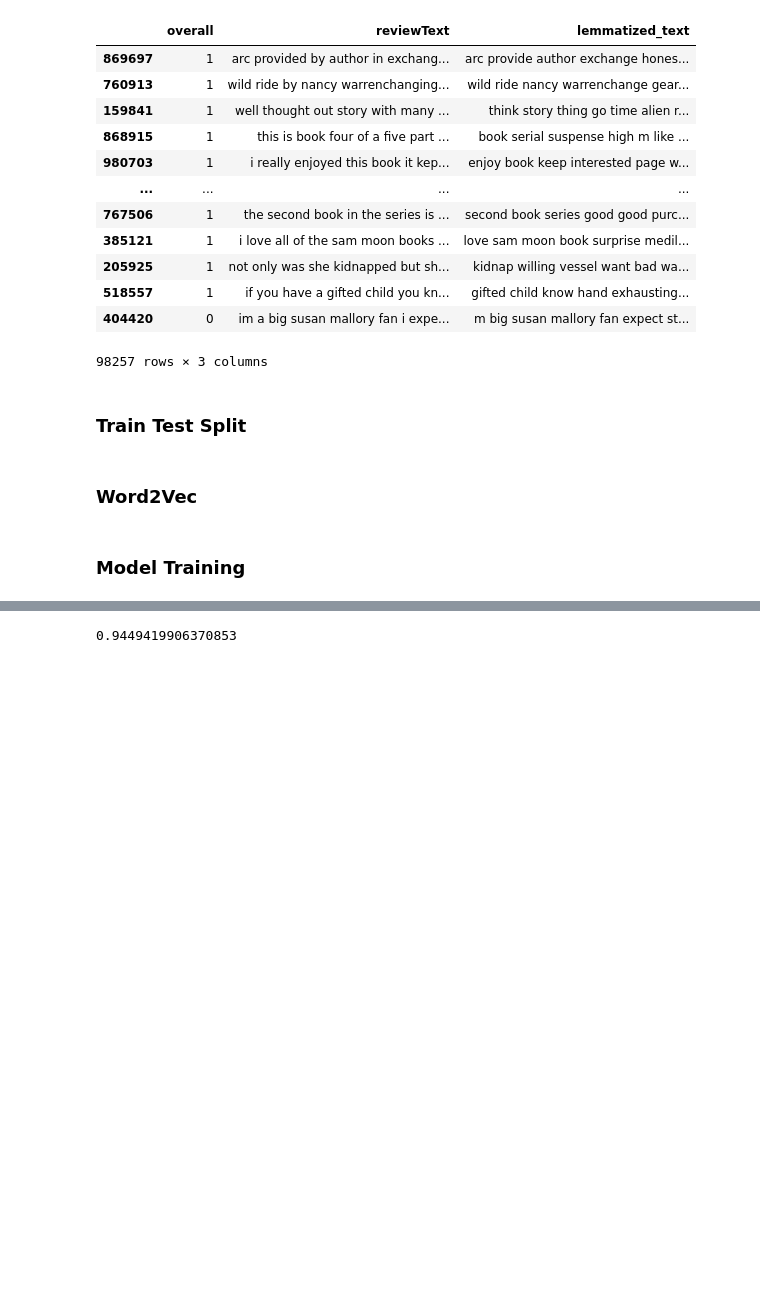
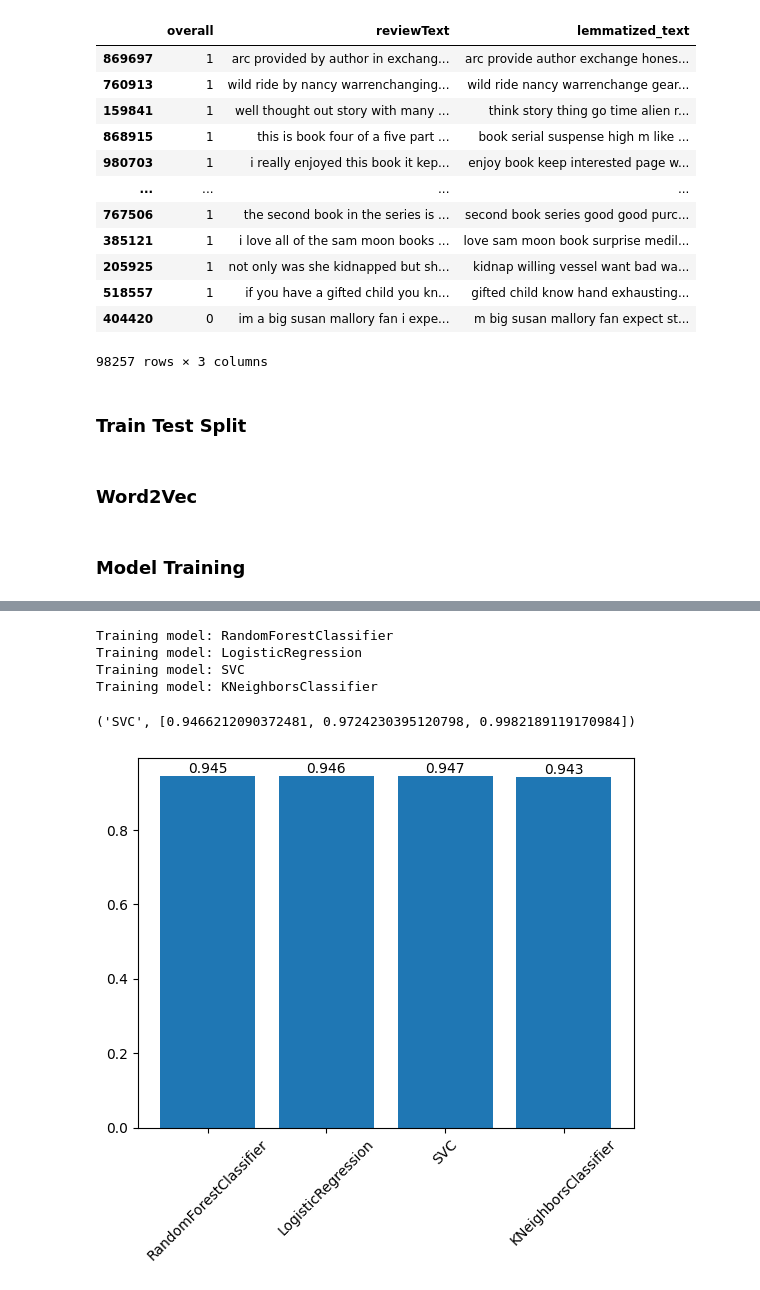
Before and after one commit to Sebinate/AmazonKindleSentimentAnalysis, a Jupyter notebook: notebooks/SentimentAnalysis.ipynb, the cells around one changed output, grey strips where cells are left out. Drawn from its saved outputs; the diff is of its cells as text; code cells hidden in the pictures; blank space fills up the shorter version.

```diff
--- a/notebooks/SentimentAnalysis.ipynb
+++ b/notebooks/SentimentAnalysis.ipynb
@@ -198,6 +213,47 @@ RandomForestClassifier()
-# %%
-y_pred = cls.predict(X_test_vec)
-# %%
-accuracy_score(y_test, y_pred)
-# %% [output]
-0.9449419906370853
+# %%
+def get_metrics(y_train, y_pred):
+    acc = accuracy_score(y_train, y_pred)
+    f1 = f1_score(y_train, y_pred)
+    recall = recall_score(y_train, y_pred)
+
+    return acc, f1, recall
+# %%
+for name, model in models.items():
+    print(f"Training model: {name}")
+
+    model.fit(X_train_vec, y_train)
+
+    #Testing for Train data
+    y_pred_train = model.predict(X_train_vec)
+    acc, f1, recall = get_metrics(y_train, y_pred_train)
+
+    train_metrics[name] = [acc, f1, recall]
+
+    #Testing for Test data
+    y_pred_test = model.predict(X_test_vec)
+    acc, f1, recall = get_metrics(y_test, y_pred_test)
+
+    test_metrics[name] = [acc, f1, recall]
+# %% [output]
+Training model: RandomForestClassifier
+Training model: LogisticRegression
+Training model: SVC
+Training model: KNeighborsClassifier
+# %%
+#Best model and results
+max(list(test_metrics.items()), key = lambda x: x[1][0])
+# %% [output]
+('SVC', [0.9466212090372481, 0.9724230395120798, 0.9982189119170984])
+# %%
+test_acc_scores = []
+
+for i in test_metrics.values():
+    test_acc_scores.append(i[0])
+# %%
+plt.bar(models.keys(), test_acc_scores)
+for i, v in enumerate(test_acc_scores):
+    plt.text(i, v, str(round(v, 3)), ha = 'center', va = 'bottom')
+plt.xticks(rotation = 45)
+plt.show()
+# %% [output]
+[figure, added]
```
Also changed, not shown: parts of 5 cells of this notebook, 1 other file.
